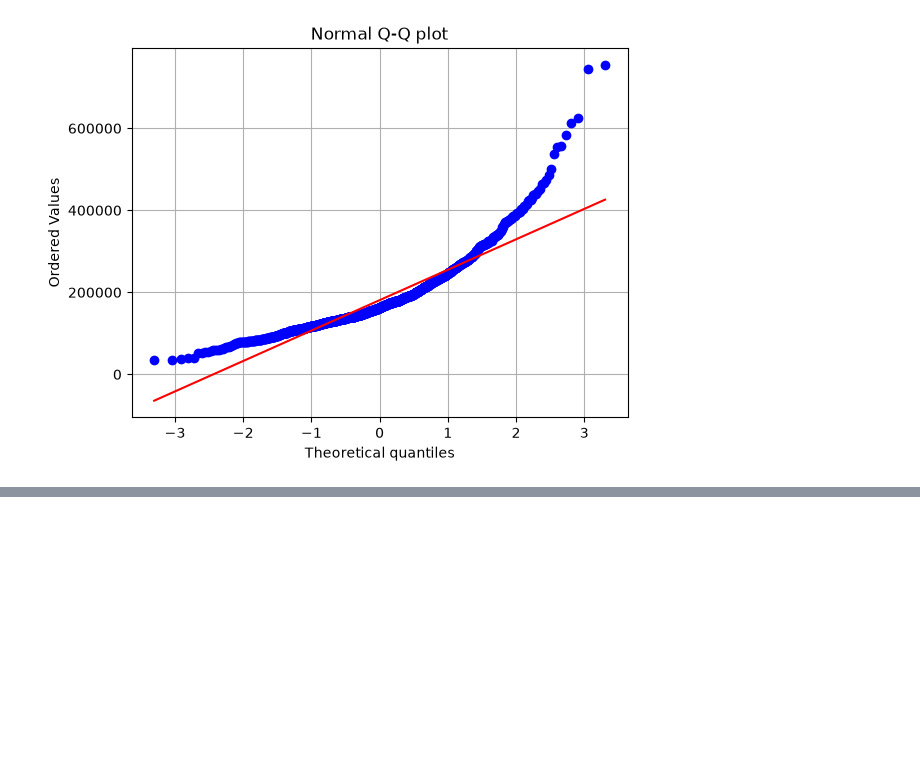
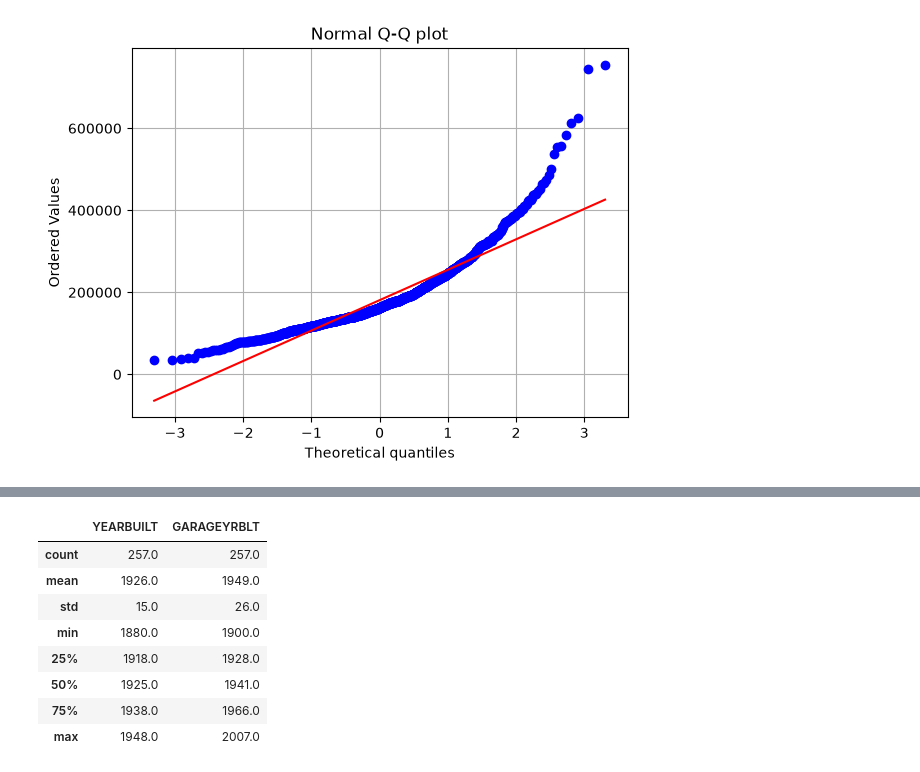
Before and after one commit to lucasamtaylor01/KaggleGettingStarted, a Jupyter notebook: 02_HOUSING_PRICES/noteboks/01_data_exploration.ipynb, the cells around one changed output, grey strips where cells are left out. Drawn from its saved outputs; the diff is of its cells as text; code cells hidden in the pictures; blank space fills up the shorter version.

```diff
--- a/02_HOUSING_PRICES/noteboks/01_data_exploration.ipynb
+++ b/02_HOUSING_PRICES/noteboks/01_data_exploration.ipynb
@@ -365,0 +372,14 @@ plt.show()
+# %%
+df_year_correlation = df[['YEARBUILT', 'GARAGEYRBLT']].copy().dropna()
+df_year_correlation = df_year_correlation[df_year_correlation['YEARBUILT'] < 1949] # FILTER
+df_year_correlation.describe().round(0)
+# %% [output]
+|  | YEARBUILT | GARAGEYRBLT |
+| count | 257.0 | 257.0 |
+| mean | 1926.0 | 1949.0 |
+| std | 15.0 | 26.0 |
+| min | 1880.0 | 1900.0 |
+| 25% | 1918.0 | 1928.0 |
+| 50% | 1925.0 | 1941.0 |
+| 75% | 1938.0 | 1966.0 |
+| max | 1948.0 | 2007.0 |
```
Also changed, not shown: parts of 7 cells of this notebook, 1 other file.
